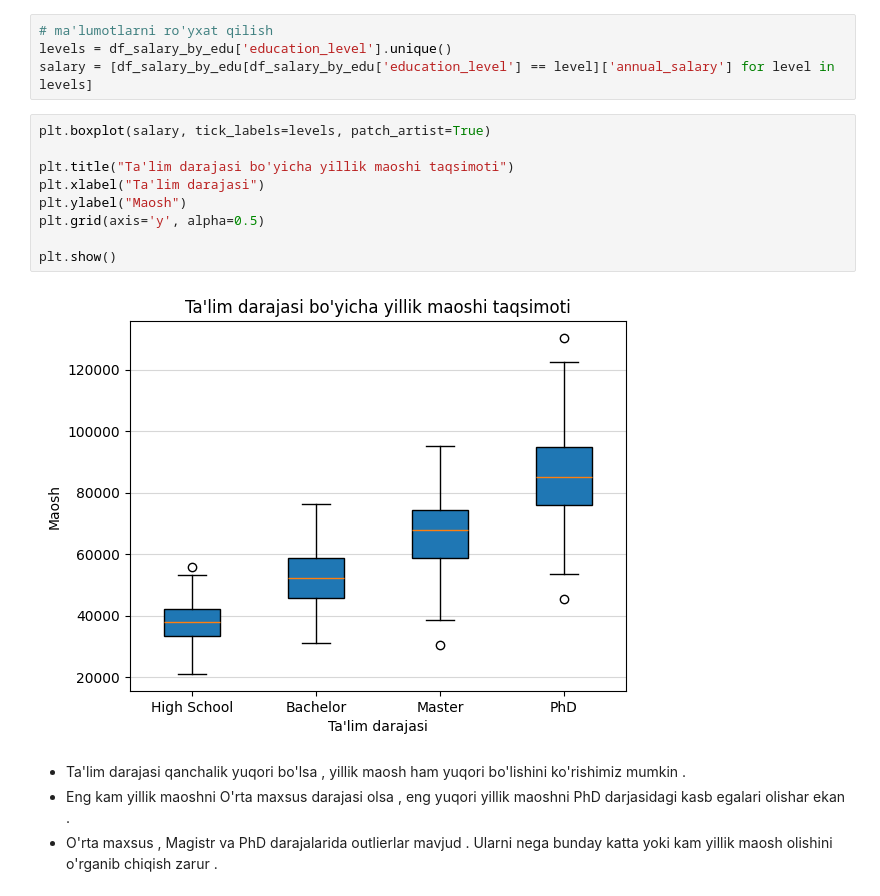
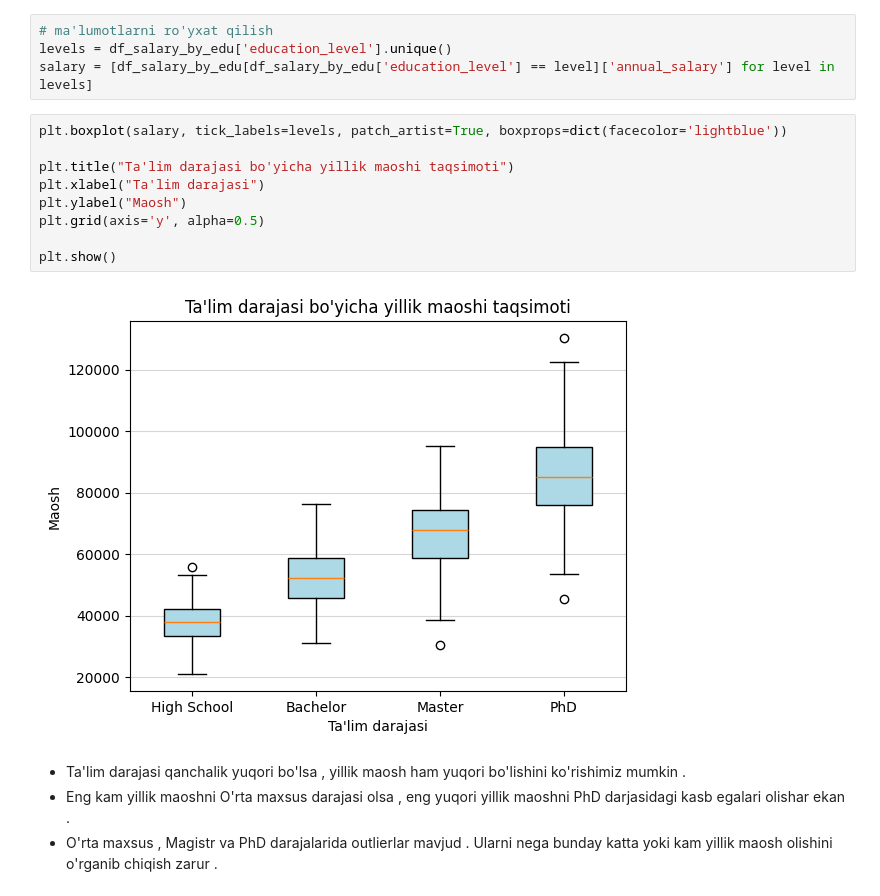
Before and after one commit to izzat-ai/learning-ai, a Jupyter notebook: data_visualization/matplotlib/practice.ipynb, the cells around one changed output. Saved outputs shown, nothing was run; the diff lists cells and outputs as text.

```diff
--- a/data_visualization/matplotlib/practice.ipynb
+++ b/data_visualization/matplotlib/practice.ipynb
@@ -460,16 +460,16 @@ df_salary_by_edu.head()
 levels = df_salary_by_edu['education_level'].unique()
 salary = [df_salary_by_edu[df_salary_by_edu['education_level'] == level]['annual_salary'] for level in levels]
 # %%
-plt.boxplot(salary, tick_labels=levels, patch_artist=True)
+plt.boxplot(salary, tick_labels=levels, patch_artist=True, boxprops=dict(facecolor='lightblue'))
 
 plt.title("Ta'lim darajasi bo'yicha yillik maoshi taqsimoti")
 plt.xlabel("Ta'lim darajasi")
 plt.ylabel("Maosh")
 plt.grid(axis='y', alpha=0.5)
 
 plt.show()
 # %% [output]
-[figure, old version]
+[figure, new version]
 # %% [markdown]
 - Ta'lim darajasi qanchalik yuqori bo'lsa , yillik maosh ham yuqori bo'lishini ko'rishimiz mumkin .
 - Eng kam yillik maoshni O'rta maxsus darajasi olsa , eng yuqori yillik maoshni PhD darjasidagi kasb egalari olishar ekan .
```
Also changed, not shown: parts of 8 cells of this notebook.
